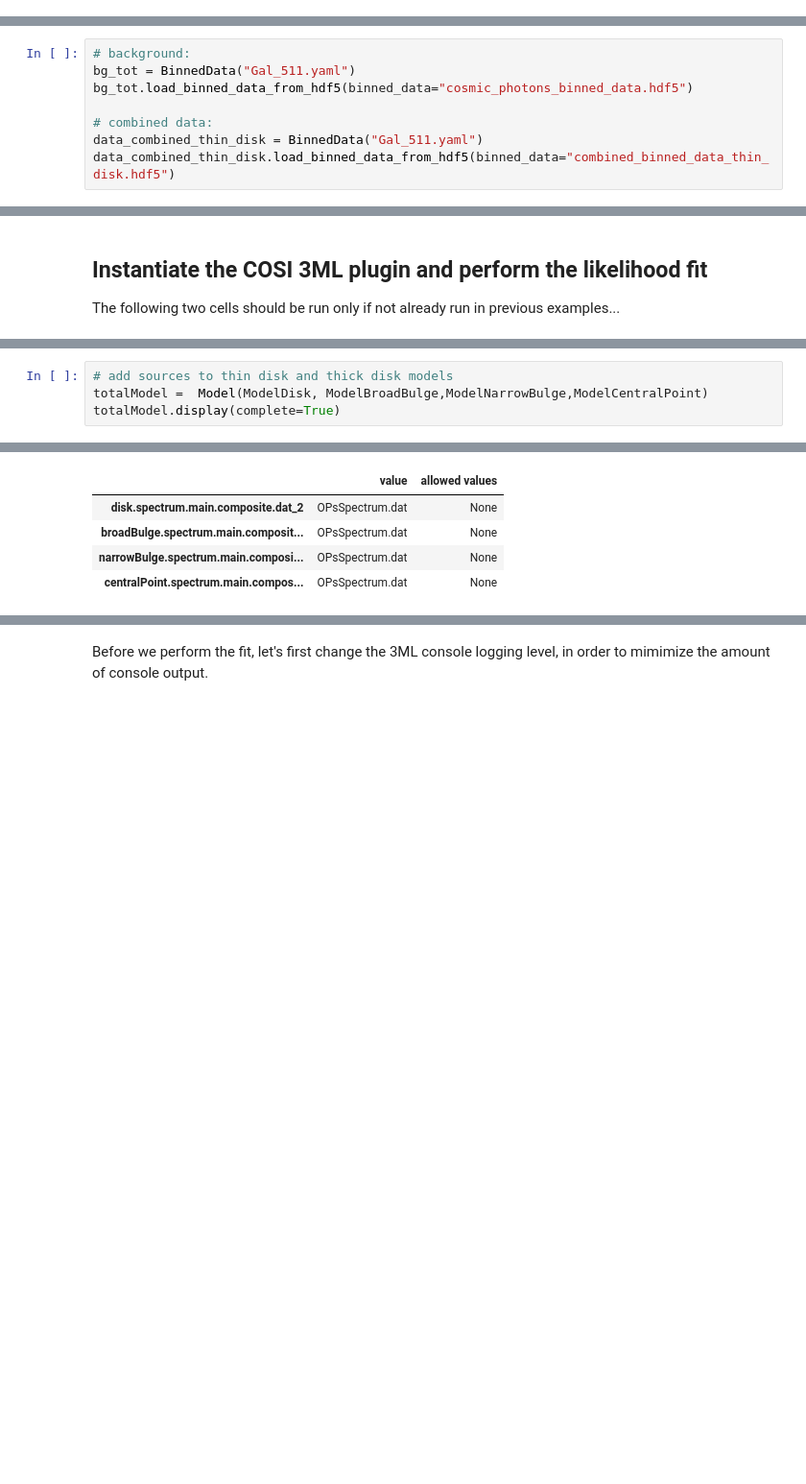
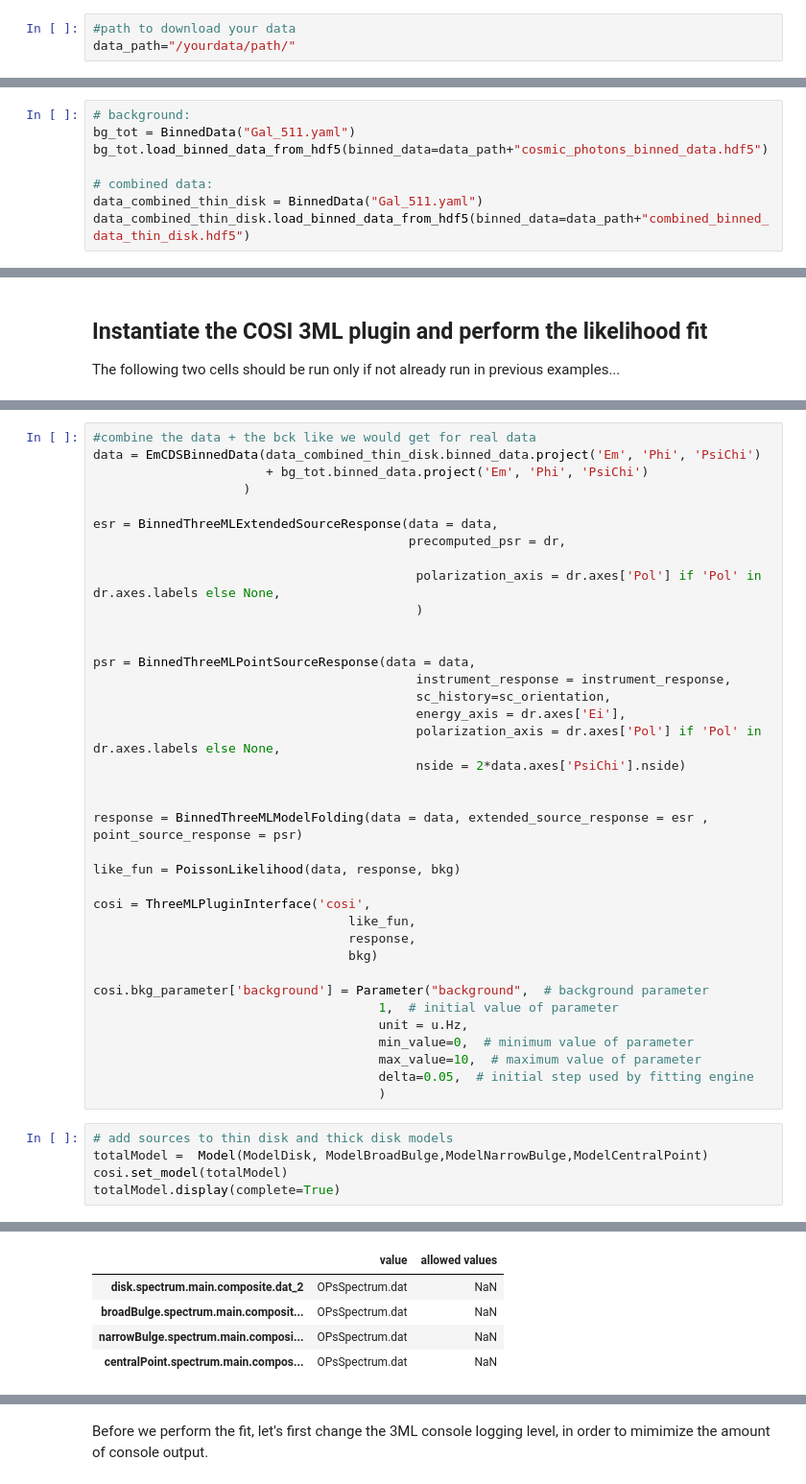
Before and after one commit to hiyoneda/cosipy, a Jupyter notebook: docs/tutorials/spectral_fits/extended_source_fit/diffuse_511_spectral_fit.ipynb, the cells around one changed output, grey strips where cells are left out. Shown at 96% size. Saved outputs shown, nothing was run; the diff lists cells and outputs as text; blank space fills up the shorter version.

Commit message:
extended source tutorial update

```diff
--- a/docs/tutorials/spectral_fits/extended_source_fit/diffuse_511_spectral_fit.ipynb
+++ b/docs/tutorials/spectral_fits/extended_source_fit/diffuse_511_spectral_fit.ipynb
@@ -62,5 +99,8 @@ from histpy import Histogram
 # %% [markdown]
 ## Get the data
 The data can be downloaded by running the cells below. Each respective cell also gives the wasabi file path and file size.
+# %%
+#path to download your data
+data_path="/yourdata/path/"
 # %%
 # ori file:
@@ -719,11 +802,11 @@ We will start with the binned data, since we already learned how to bin data:
 # %%
 # background:
 bg_tot = BinnedData("Gal_511.yaml")
-bg_tot.load_binned_data_from_hdf5(binned_data="cosmic_photons_binned_data.hdf5")
+bg_tot.load_binned_data_from_hdf5(binned_data=data_path+"cosmic_photons_binned_data.hdf5")
 
 # combined data:
 data_combined_thin_disk = BinnedData("Gal_511.yaml")
-data_combined_thin_disk.load_binned_data_from_hdf5(binned_data="combined_binned_data_thin_disk.hdf5")
+data_combined_thin_disk.load_binned_data_from_hdf5(binned_data=data_path+"combined_binned_data_thin_disk.hdf5")
 # %% [markdown]
 ## Define source
 This defines a multi-component source with a disk and gaussian component. The disk and bulge components have different spectral characteristics. Spatially, the bulge component is the sum of three different spatial models, with majority of the flux  "narrow bulge" with
@@ -924,6 +999,44 @@ Wall time: 2min 51s
+# %%
+#combine the data + the bck like we would get for real data
+data = EmCDSBinnedData(data_combined_thin_disk.binned_data.project('Em', 'Phi', 'PsiChi')
+                       + bg_tot.binned_data.project('Em', 'Phi', 'PsiChi')
+                    )
+
+esr = BinnedThreeMLExtendedSourceResponse(data = data,
+                                          precomputed_psr = dr,
+
+                                           polarization_axis = dr.axes['Pol'] if 'Pol' in dr.axes.labels else None,
+                                           )
+
+
+psr = BinnedThreeMLPointSourceResponse(data = data,
+                                           instrument_response = instrument_response,
+                                           sc_history=sc_orientation,
+                                           energy_axis = dr.axes['Ei'],
+                                           polarization_axis = dr.axes['Pol'] if 'Pol' in dr.axes.labels else None,
+                                           nside = 2*data.axes['PsiChi'].nside)
+
+
+response = BinnedThreeMLModelFolding(data = data, extended_source_response = esr , point_source_response = psr)
+
+like_fun = PoissonLikelihood(data, response, bkg)
+
+cosi = ThreeMLPluginInterface('cosi',
+                                  like_fun,
+                                  response,
+                                  bkg)
+
+cosi.bkg_parameter['background'] = Parameter("background",  # background parameter
+                                      1,  # initial value of parameter
+                                      unit = u.Hz,
+                                      min_value=0,  # minimum value of parameter
+                                      max_value=10,  # maximum value of parameter
+                                      delta=0.05,  # initial step used by fitting engine
+                                      )
 # %%
 # add sources to thin disk and thick disk models
 totalModel =  Model(ModelDisk, ModelBroadBulge,ModelNarrowBulge,ModelCentralPoint)
+cosi.set_model(totalModel)
 totalModel.display(complete=True)
 # %% [output]
 Model summary:
@@ -956,9 +1069,9 @@ Fixed parameters (27):
 Properties (4):
 |  | value | allowed values |
-| disk.spectrum.main.composite.dat_2 | OPsSpectrum.dat | None |
-| broadBulge.spectrum.main.composit... | OPsSpectrum.dat | None |
-| narrowBulge.spectrum.main.composi... | OPsSpectrum.dat | None |
-| centralPoint.spectrum.main.compos... | OPsSpectrum.dat | None |
+| disk.spectrum.main.composite.dat_2 | OPsSpectrum.dat | NaN |
+| broadBulge.spectrum.main.composit... | OPsSpectrum.dat | NaN |
+| narrowBulge.spectrum.main.composi... | OPsSpectrum.dat | NaN |
+| centralPoint.spectrum.main.compos... | OPsSpectrum.dat | NaN |
 Linked parameters (0):
 (none)
 Independent variables:
```
Also changed, not shown: parts of 39 cells of this notebook, 1 other file.
